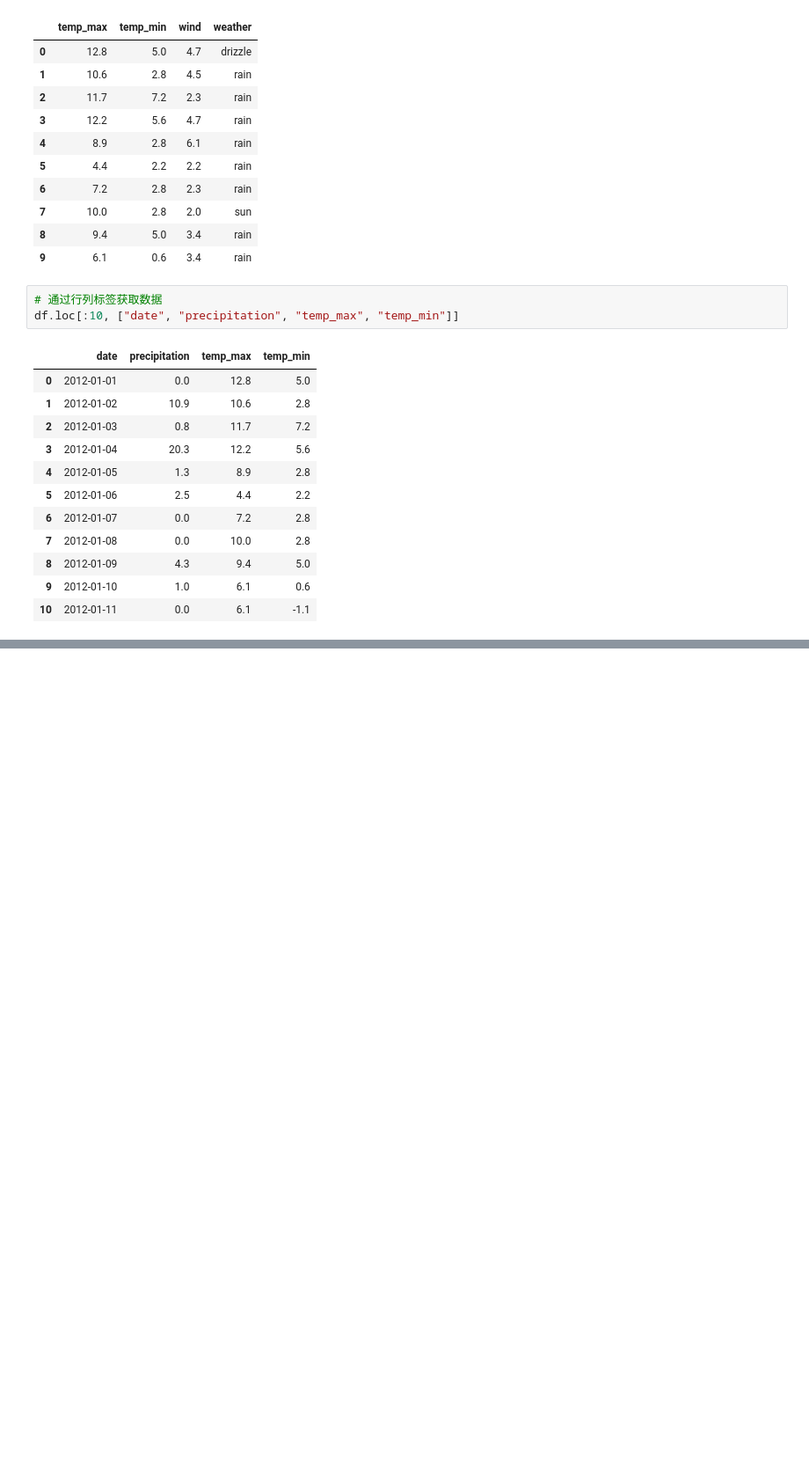
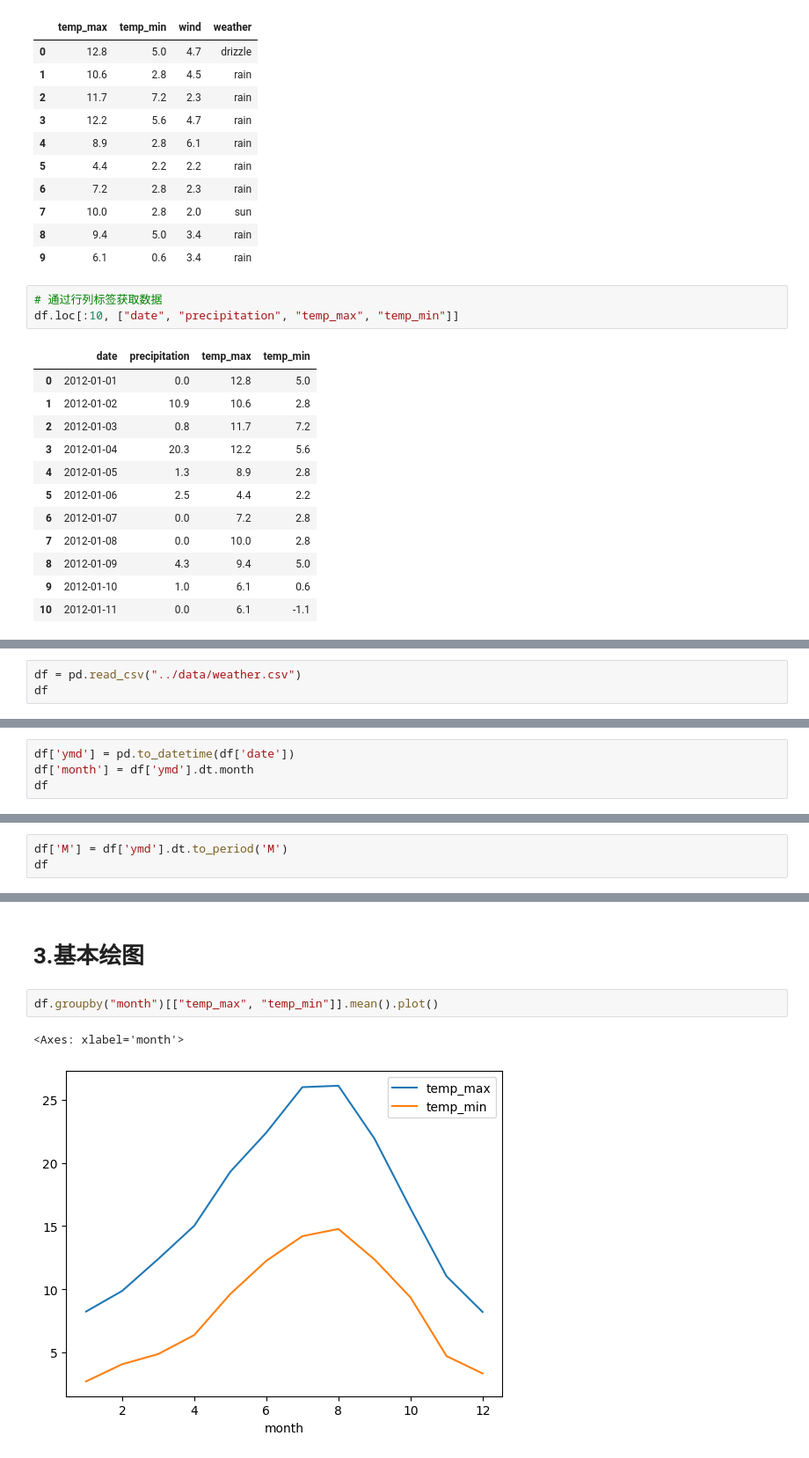
Before and after one commit to liuyankai2001/data_analysis, a Jupyter notebook: 04.数据分析入门/1.数据分析入门.ipynb, the cells around one changed output, grey strips where cells are left out. Shown: that part at 88% size. Drawn from its saved outputs; the diff is of its cells as text; blank space fills up the shorter version.

```diff
--- a/04.数据分析入门/1.数据分析入门.ipynb
+++ b/04.数据分析入门/1.数据分析入门.ipynb
@@ -227,0 +230,3 @@ df.loc[:10, ["date", "precipitation", "temp_max", "temp_min"]]
+# %%
+df = pd.read_csv("../data/weather.csv")
+df
@@ -227,0 +249,4 @@ df.loc[:10, ["date", "precipitation", "temp_max", "temp_min"]]
+# %%
+df['ymd'] = pd.to_datetime(df['date'])
+df['month'] = df['ymd'].dt.month
+df
@@ -227,0 +301,3 @@ df.loc[:10, ["date", "precipitation", "temp_max", "temp_min"]]
+# %%
+df['M'] = df['ymd'].dt.to_period('M')
+df
@@ -227,0 +338,7 @@ df.loc[:10, ["date", "precipitation", "temp_max", "temp_min"]]
+# %% [markdown]
+# 3.基本绘图
+# %%
+df.groupby("month")[["temp_max", "temp_min"]].mean().plot()
+# %% [output]
+<Axes: xlabel='month'>
+[figure, added]
```
Also changed, not shown: parts of 16 cells of this notebook, 1 other file.
